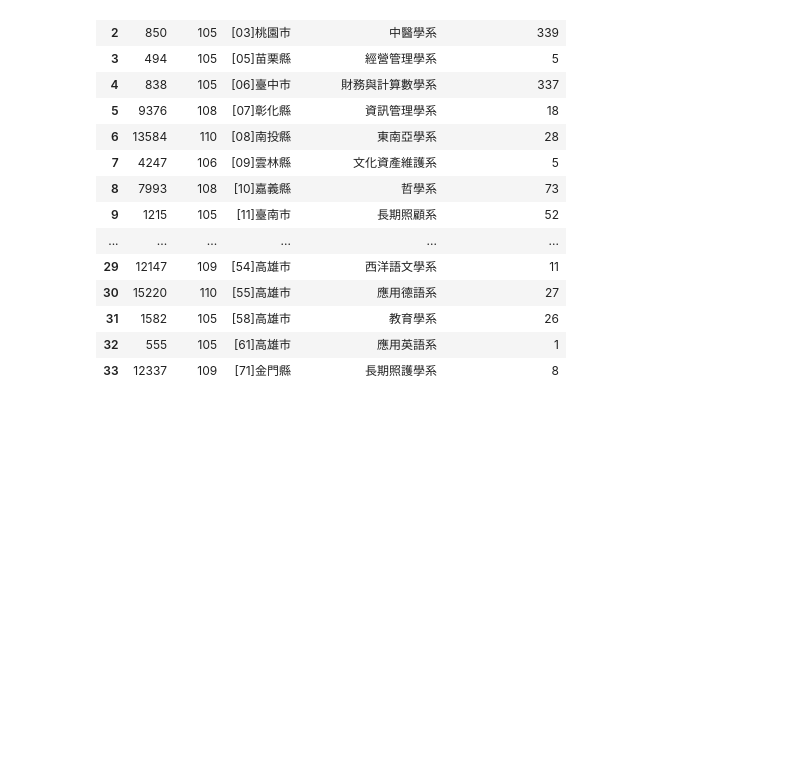
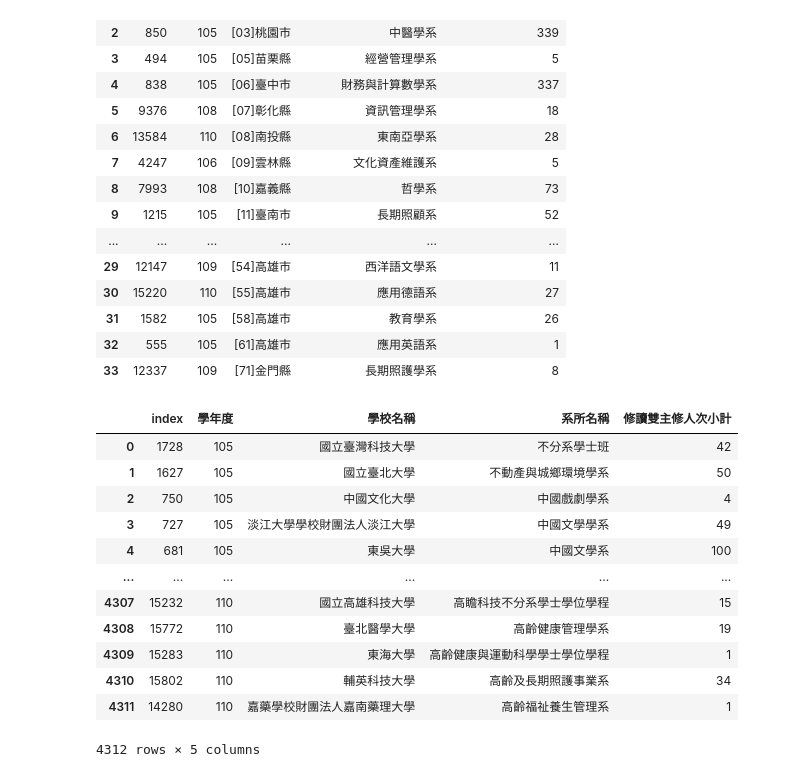
Before and after one commit to Memory-HuiYi/LAT, a Jupyter notebook: HW01/HW01.ipynb, the cells around one changed output. Saved outputs shown, nothing was run; the diff lists cells and outputs as text; code cells hidden in the pictures; blank space fills up the shorter version.

```diff
--- a/HW01/HW01.ipynb
+++ b/HW01/HW01.ipynb
@@ -331,3 +331,21 @@ max_dept
 | 31 | 1582 | 105 | [58]高雄市 | 教育學系 | 26 |
 | 32 | 555 | 105 | [61]高雄市 | 應用英語系 | 1 |
 | 33 | 12337 | 109 | [71]金門縣 | 長期照護學系 | 8 |
+# %%
+#各校每年雙主修最多的科系
+maxdeptregion = df[['學年度', '學校名稱', '系所名稱','修讀雙主修人次小計']].loc[df.groupby(by=['學年度', '系所名稱'])['修讀雙主修人次小計'].idxmax()].reset_index()
+maxdeptregion
+# %% [output]
+|  | index | 學年度 | 學校名稱 | 系所名稱 | 修讀雙主修人次小計 |
+| 0 | 1728 | 105 | 國立臺灣科技大學 | 不分系學士班 | 42 |
+| 1 | 1627 | 105 | 國立臺北大學 | 不動產與城鄉環境學系 | 50 |
+| 2 | 750 | 105 | 中國文化大學 | 中國戲劇學系 | 4 |
+| 3 | 727 | 105 | 淡江大學學校財團法人淡江大學 | 中國文學學系 | 49 |
+| 4 | 681 | 105 | 東吳大學 | 中國文學系 | 100 |
+| ... | ... | ... | ... | ... | ... |
+| 4307 | 15232 | 110 | 國立高雄科技大學 | 高瞻科技不分系學士學位學程 | 15 |
+| 4308 | 15772 | 110 | 臺北醫學大學 | 高齡健康管理學系 | 19 |
+| 4309 | 15283 | 110 | 東海大學 | 高齡健康與運動科學學士學位學程 | 1 |
+| 4310 | 15802 | 110 | 輔英科技大學 | 高齡及長期照護事業系 | 34 |
+| 4311 | 14280 | 110 | 嘉藥學校財團法人嘉南藥理大學 | 高齡福祉養生管理系 | 1 |
+4312 rows × 5 columns
```
Also changed, not shown: parts of 4 cells of this notebook.
